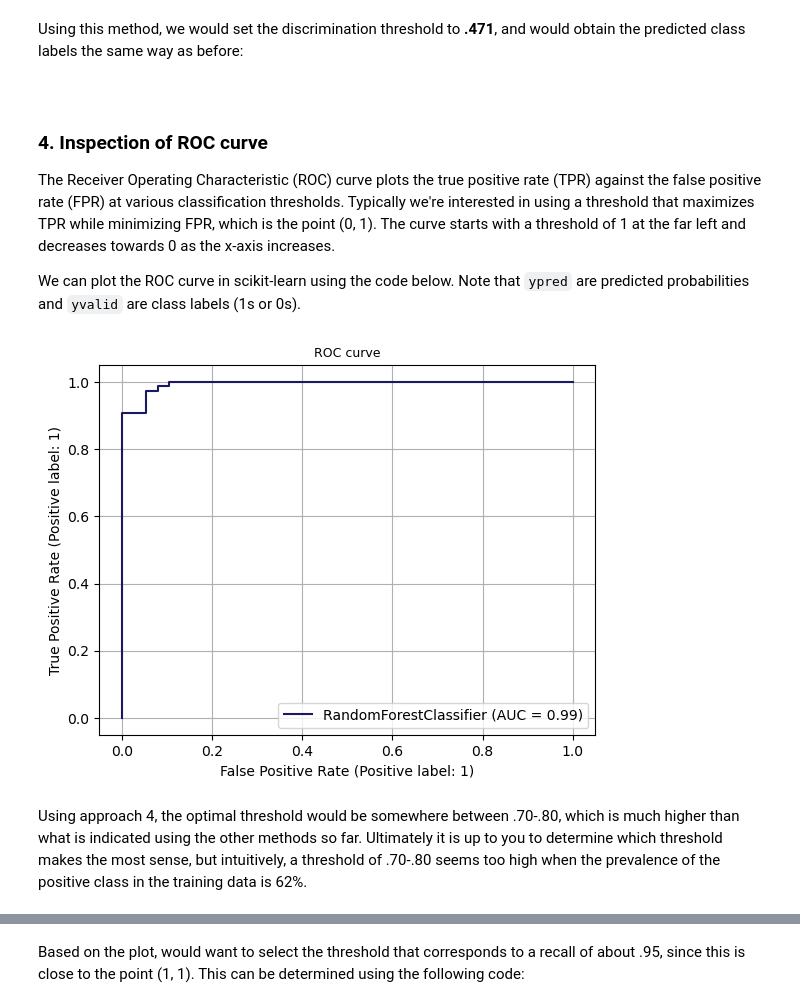
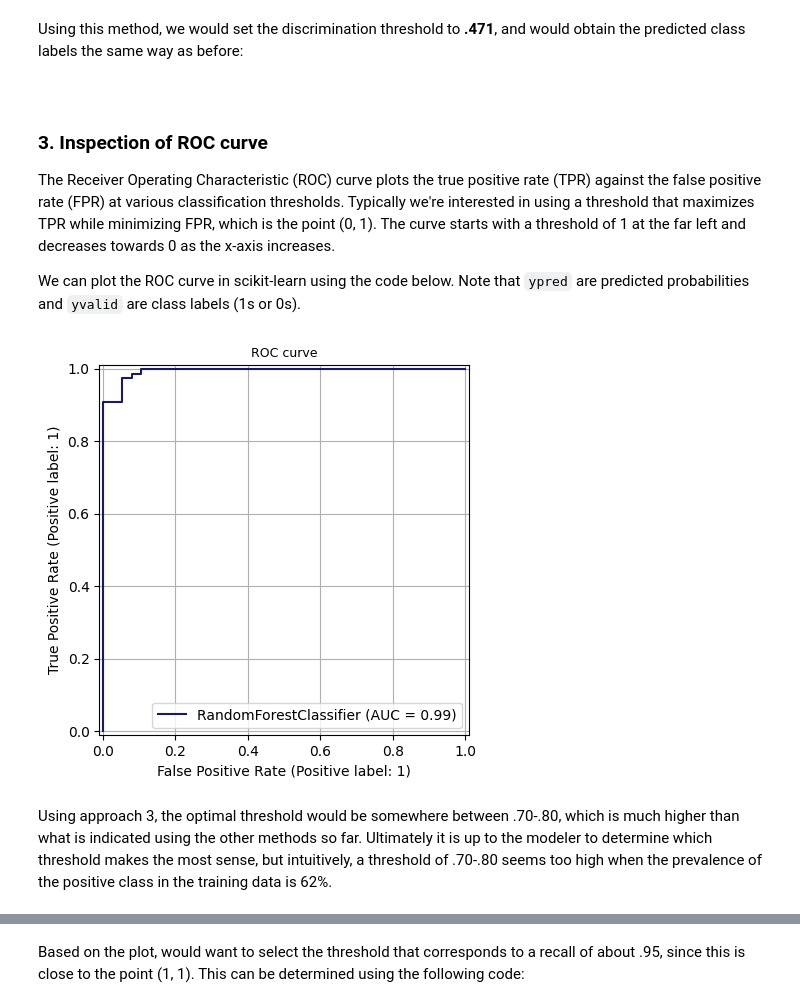
Before and after one commit to jtrive84/jtrive84.github.io, a Jupyter notebook: posts/classifier-thresholding/classifier-thresholding.ipynb, the cells around one changed output, grey strips where cells are left out. Drawn from its saved outputs; the diff is of its cells as text; code cells hidden in the pictures.

```diff
--- a/posts/classifier-thresholding/classifier-thresholding.ipynb
+++ b/posts/classifier-thresholding/classifier-thresholding.ipynb
@@ -252,7 +221,7 @@ yhat = np.where(ypred <= thresh, 0, 1)
 # %% [markdown]
 <br>
 
-### 4. Inspection of ROC curve
+### **3. Inspection of ROC curve**
 
 The Receiver Operating Characteristic (ROC) curve plots the true positive rate (TPR) against the false positive rate (FPR) at various classification thresholds. Typically we're interested in using a threshold that maximizes TPR while minimizing FPR, which is the point (0, 1). The curve starts with a threshold of 1 at the far left and decreases towards 0 as the x-axis increases.
 
@@ -260,17 +229,17 @@ We can plot the ROC curve in scikit-learn using the code below. Note that `ypred
 # %%
 
 from sklearn.metrics import RocCurveDisplay
 
 roc_disp = RocCurveDisplay.from_predictions(
-    yvalid, ypred, name="RandomForestClassifier", color="#191964"
+    yvalid, ypred, name="RandomForestClassifier", curve_kwargs={"color": "#191964"}
     )
 roc_disp.ax_.set_title("ROC curve", fontsize=9)
 roc_disp.ax_.grid(True)
 plt.show()
 # %% [output]
-[figure, old version]
+[figure, new version]
 # %% [markdown]
-Using approach 4, the optimal threshold would be somewhere between .70-.80, which is much higher than what is indicated using the other methods so far. Ultimately it is up to you to determine which threshold makes the most sense, but intuitively, a threshold of .70-.80 seems too high when the prevalence of the positive class in the training data is 62%.
+Using approach 3, the optimal threshold would be somewhere between .70-.80, which is much higher than what is indicated using the other methods so far. Ultimately it is up to the modeler to determine which threshold makes the most sense, but intuitively, a threshold of .70-.80 seems too high when the prevalence of the positive class in the training data is 62%.
 # %% [markdown]
 <br>
 
```
Also changed, not shown: parts of 15 cells of this notebook, 4 other files.
